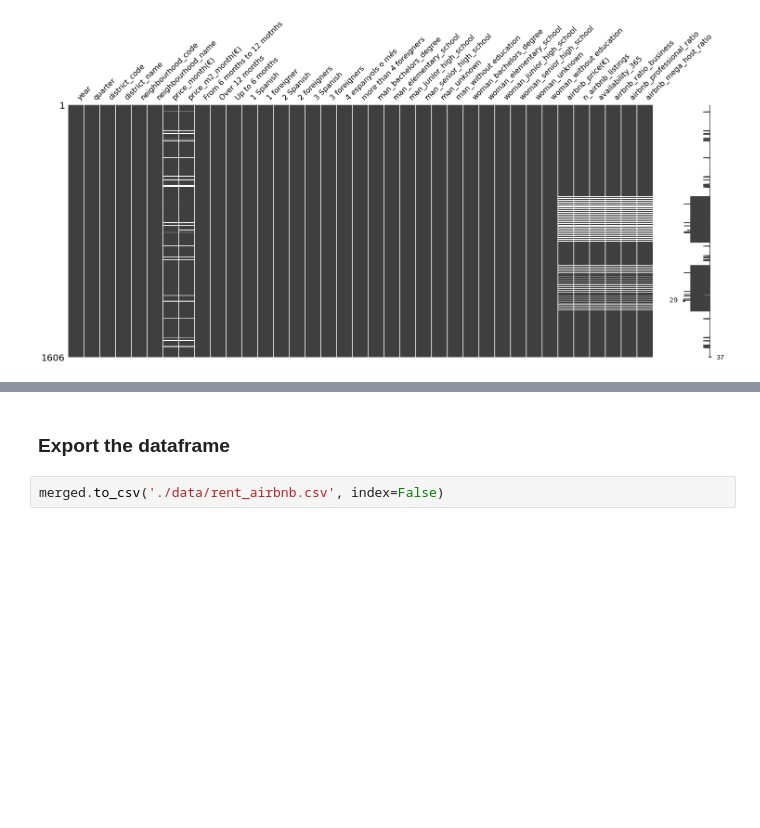
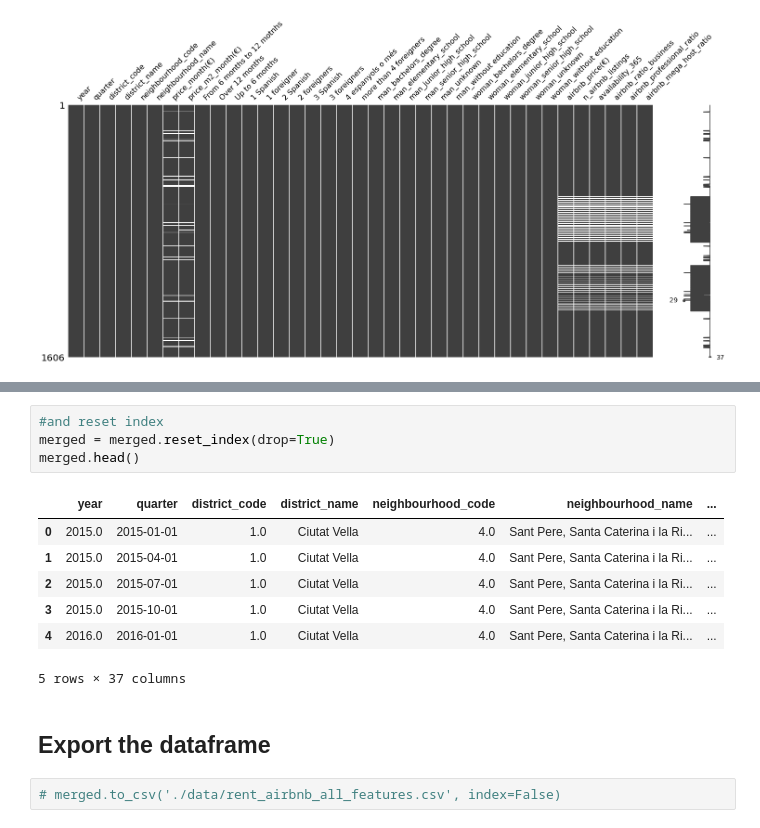
Before and after one commit to AntoniaVillarino/renting_airbnb_barcelona, a Jupyter notebook: merge_all_datasets.ipynb, the cells around one changed output, grey strips where cells are left out. Drawn from its saved outputs; the diff is of its cells as text; blank space fills up the shorter version.

```diff
--- a/merge_all_datasets.ipynb
+++ b/merge_all_datasets.ipynb
@@ -333,4 +353,16 @@ msno.matrix(merged)
+# %%
+#and reset index
+merged = merged.reset_index(drop=True)
+merged.head()
+# %% [output]
+|  | year | quarter | district_code | district_name | neighbourhood_code | neighbourhood_name | ... |
+| 0 | 2015.0 | 2015-01-01 | 1.0 | Ciutat Vella | 4.0 | Sant Pere, Santa Caterina i la Ri... | ... |
+| 1 | 2015.0 | 2015-04-01 | 1.0 | Ciutat Vella | 4.0 | Sant Pere, Santa Caterina i la Ri... | ... |
+| 2 | 2015.0 | 2015-07-01 | 1.0 | Ciutat Vella | 4.0 | Sant Pere, Santa Caterina i la Ri... | ... |
+| 3 | 2015.0 | 2015-10-01 | 1.0 | Ciutat Vella | 4.0 | Sant Pere, Santa Caterina i la Ri... | ... |
+| 4 | 2016.0 | 2016-01-01 | 1.0 | Ciutat Vella | 4.0 | Sant Pere, Santa Caterina i la Ri... | ... |
+5 rows × 37 columns
 # %% [markdown]
-### Export the dataframe
+## Export the dataframe
 # %%
-merged.to_csv('./data/rent_airbnb.csv', index=False)
+# merged.to_csv('./data/rent_airbnb_all_features.csv', index=False)
```
Also changed, not shown: parts of 2 cells of this notebook, 1 other file.
